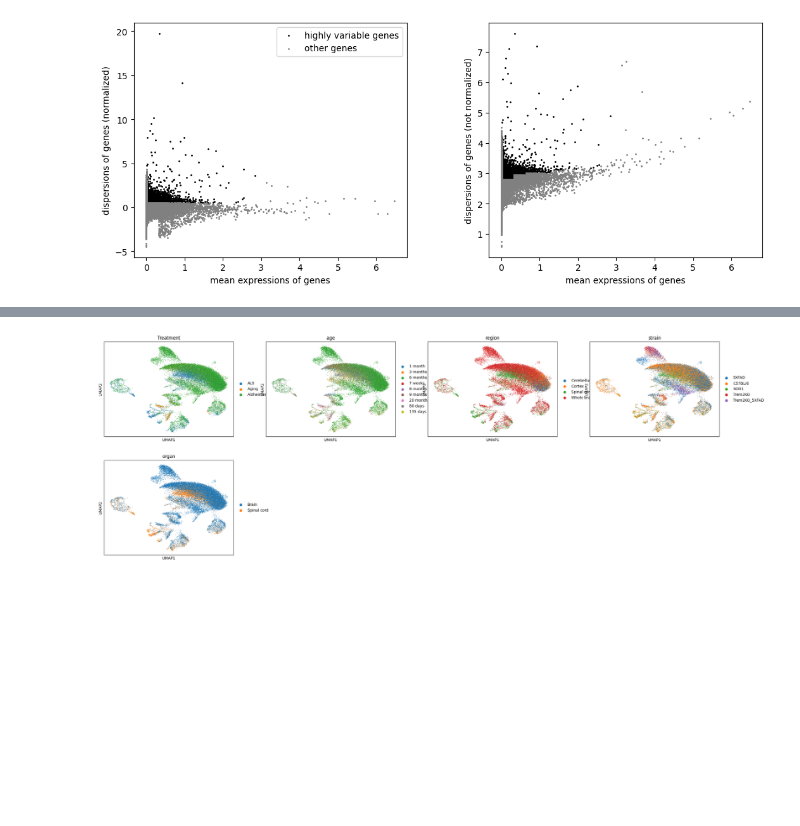
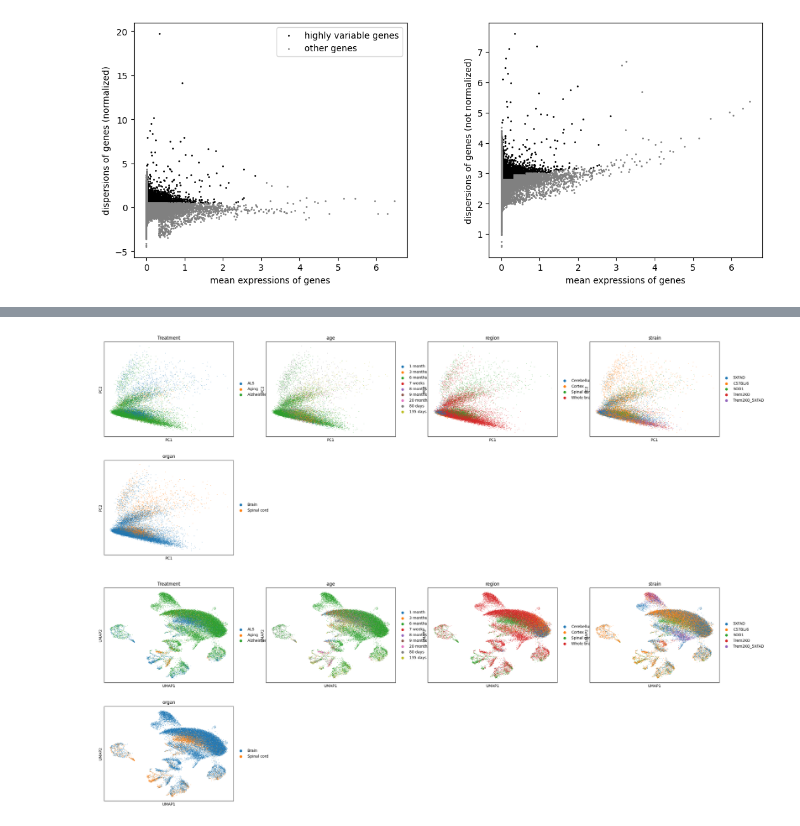
Before and after one commit to michal7kw/SRF_microglia, a Jupyter notebook: GSE98969/alt_similarity_opt.ipynb, the cells around one changed output, grey strips where cells are left out. Cells and saved outputs as stored; diff of their text form; code cells hidden in the pictures; blank space fills up the shorter version.

```diff
--- a/GSE98969/alt_similarity_opt.ipynb
+++ b/GSE98969/alt_similarity_opt.ipynb
@@ -233 +237,6 @@ sc.pp.neighbors(adata, n_neighbors=10, n_pcs=40)
+# %%
+# Plot PCA results
+sc.pl.pca(adata, color=['Treatment', 'age', 'region', 'strain', 'organ'])
+# %% [output]
+[figure, added]
 # %%
```
Also changed, not shown: parts of 10 cells of this notebook, 11 other files.
